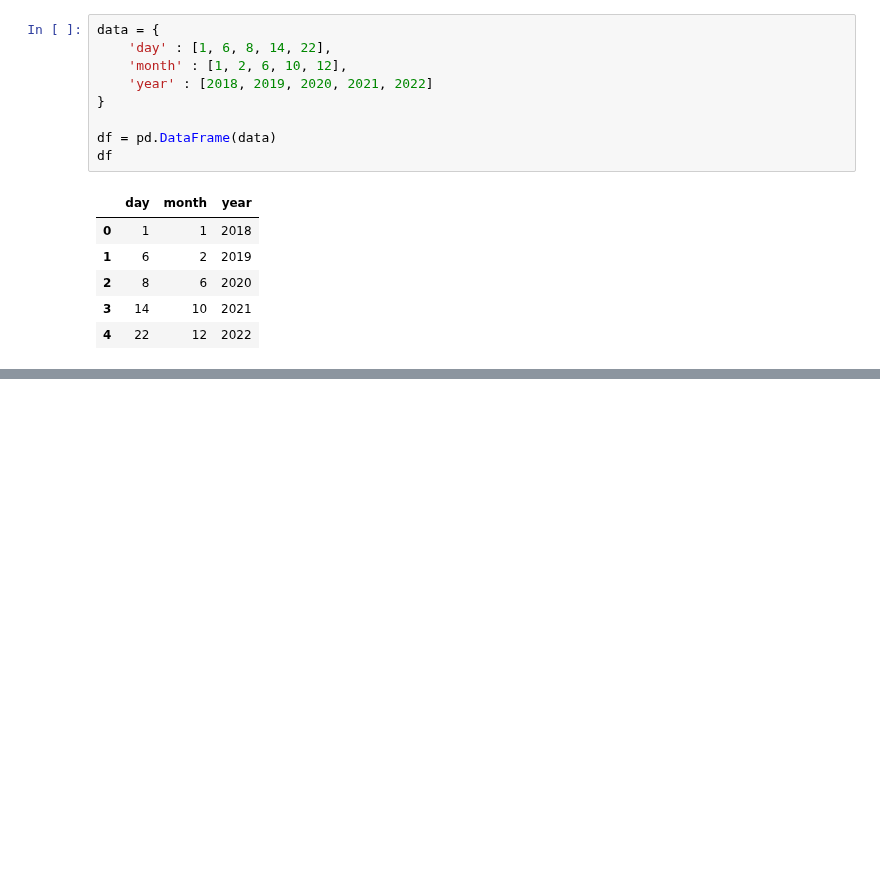
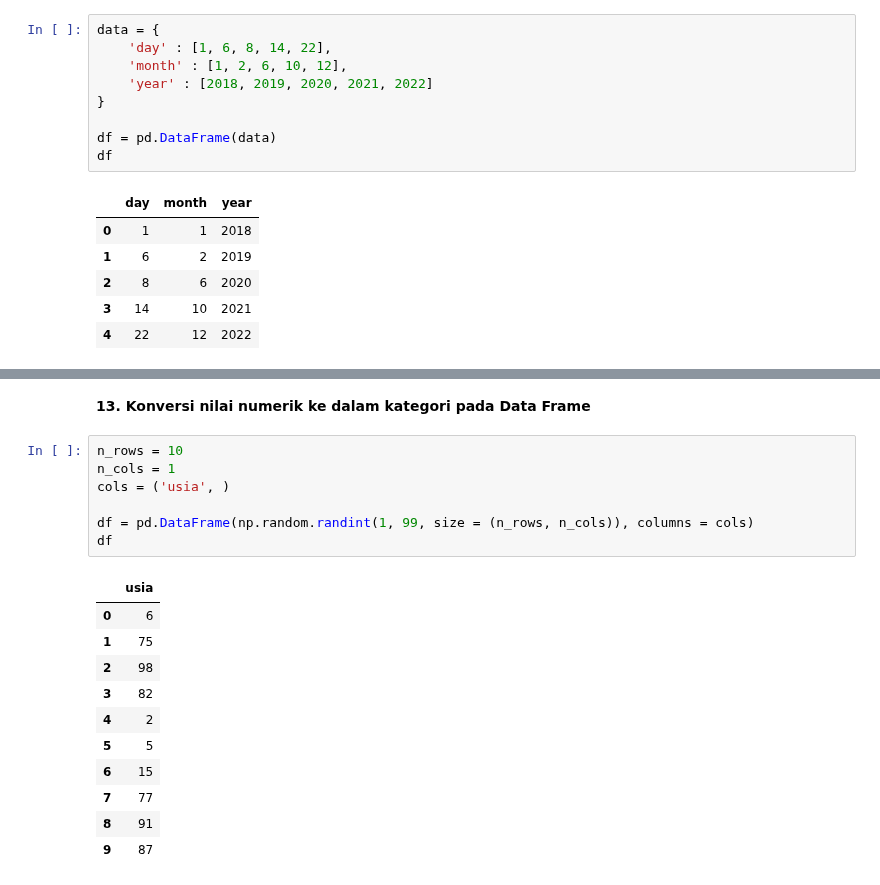
Before and after one commit to Edy-Mochamad/Learn-jupyter-notebook, a Jupyter notebook: pandas.ipynb, the cells around one changed output, grey strips where cells are left out. Saved outputs shown, nothing was run; the diff lists cells and outputs as text; blank space fills up the shorter version.

```diff
--- a/pandas.ipynb
+++ b/pandas.ipynb
@@ -594,0 +601,21 @@ df
+# %% [markdown]
+**13. Konversi nilai numerik ke dalam kategori pada Data Frame**
+# %%
+n_rows = 10
+n_cols = 1
+cols = ('usia', )
+
+df = pd.DataFrame(np.random.randint(1, 99, size = (n_rows, n_cols)), columns = cols)
+df
+# %% [output]
+|  | usia |
+| 0 | 6 |
+| 1 | 75 |
+| 2 | 98 |
+| 3 | 82 |
+| 4 | 2 |
+| 5 | 5 |
+| 6 | 15 |
+| 7 | 77 |
+| 8 | 91 |
+| 9 | 87 |
```
Also changed, not shown: parts of 3 cells of this notebook.
